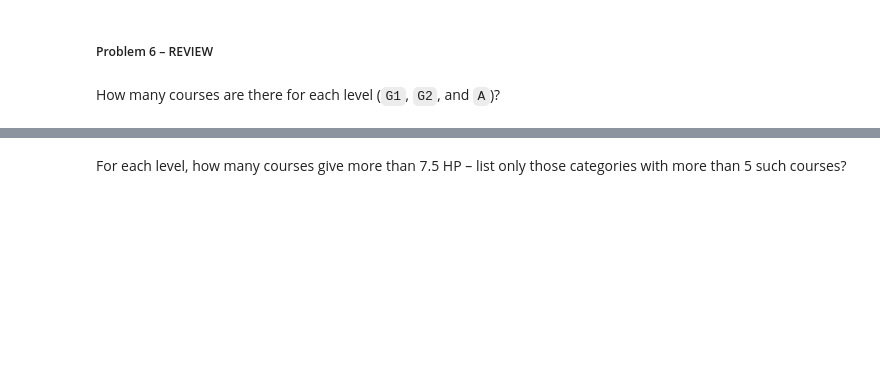
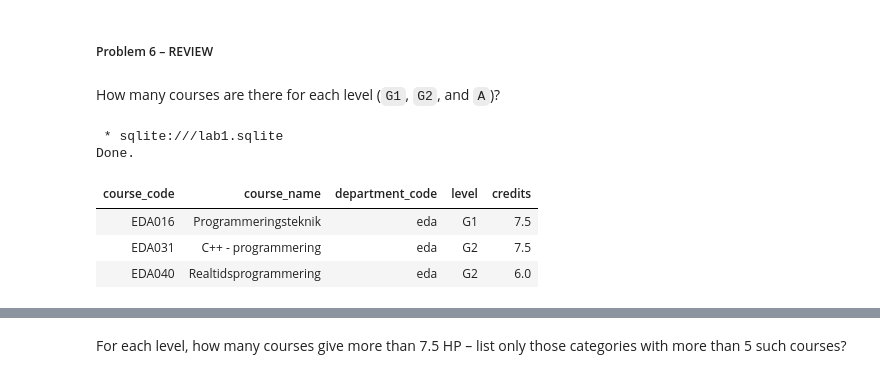
Before and after one commit to PelleHansson/databas, a Jupyter notebook: lab1/lab1.ipynb, the cells around one changed output, grey strips where cells are left out. Drawn from its saved outputs; the diff is of its cells as text; code cells hidden in the pictures; blank space fills up the shorter version.

```diff
--- a/lab1/lab1.ipynb
+++ b/lab1/lab1.ipynb
@@ -491,5 +539,17 @@ Then list the 6 most common birthdays in the database.
 ##### Problem 6 &#x2013; REVIEW
 # %% [markdown]
 How many courses are there for each level (`G1`, `G2`, and `A`)?
+# %%
+%%sql
+SELECT *
+FROM Courses
+limit 3
+# %% [output]
+ * sqlite:///lab1.sqlite
+Done.
+| course_code | course_name | department_code | level | credits |
+| EDA016 | Programmeringsteknik | eda | G1 | 7.5 |
+| EDA031 | C++ - programmering | eda | G2 | 7.5 |
+| EDA040 | Realtidsprogrammering | eda | G2 | 6.0 |
 # %%
 %%sql
```
Also changed, not shown: parts of 10 cells of this notebook.
